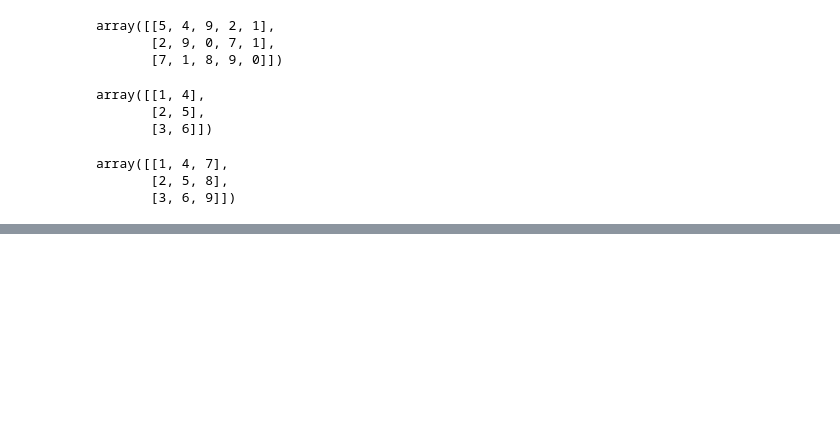
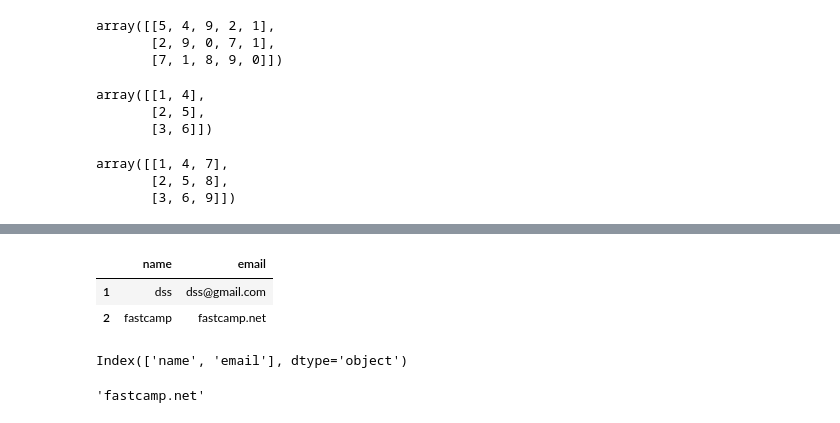
Before and after one commit to whguswls58/TIL, a Jupyter notebook: python/200501-practice-python.ipynb, the cells around one changed output, grey strips where cells are left out. Saved outputs shown, nothing was run; the diff lists cells and outputs as text; code cells hidden in the pictures; blank space fills up the shorter version.

```diff
--- a/python/200501-practice-python.ipynb
+++ b/python/200501-practice-python.ipynb
@@ -783,0 +914,20 @@ array([[1, 4, 7],
+# %%
+# 인덱스 추가
+datas = pd.DataFrame(datas, index = range(1,3))
+datas
+# %% [output]
+|  | name | email |
+| 1 | dss | dss@gmail.com |
+| 2 | fastcamp | fastcamp.net |
+# %%
+df.columns
+# %% [output]
+Index(['name', 'email'], dtype='object')
+# %%
+# 데이터 프레임에서 데이터의 선택 : row, column, (row, column)
+# 2행의 email 컬럼의 데이터 출력
+# index가 있으면 수정, 없으면 추가
+# column이 없으면 새로운 column 추가
+df.loc[1]['email']
+# %% [output]
+'fastcamp.net'
```
Also changed, not shown: parts of 18 cells of this notebook.
